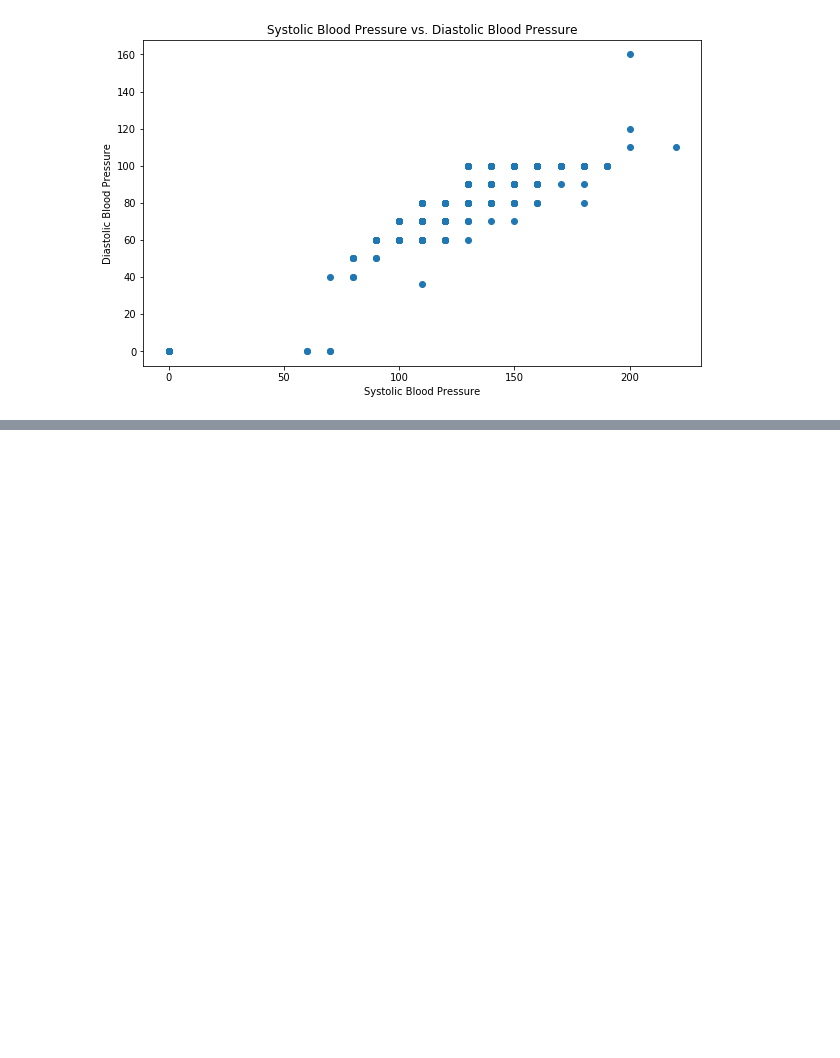
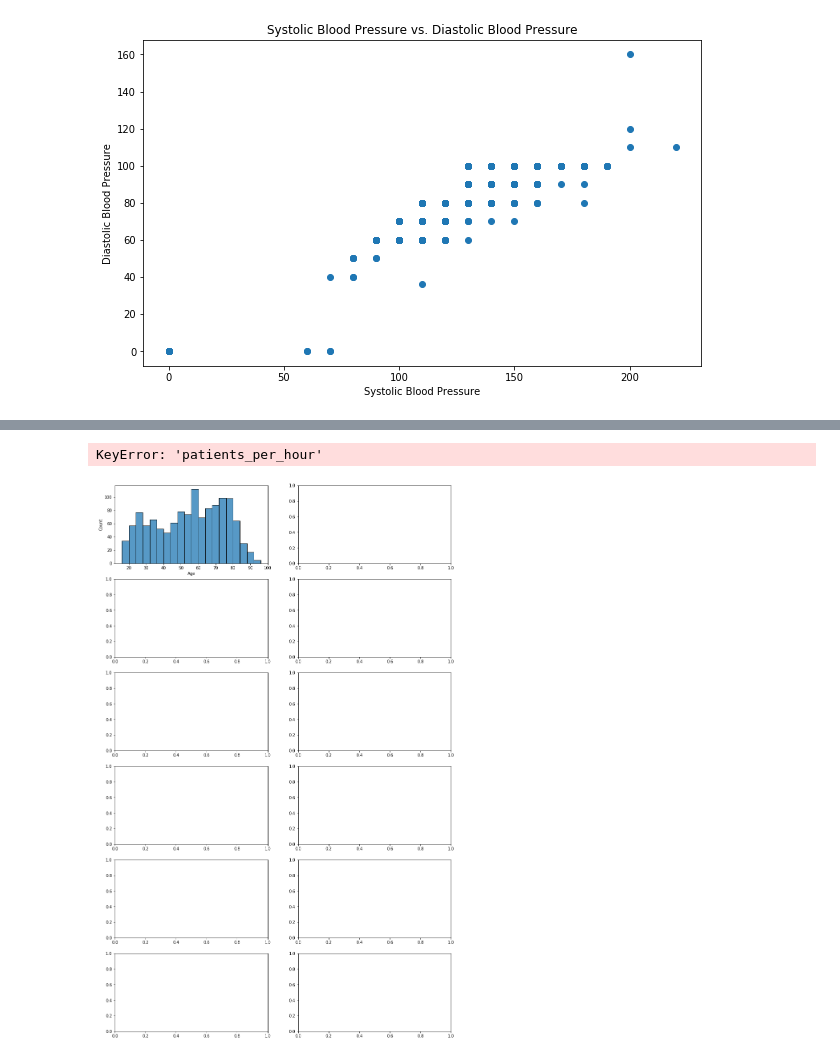
Before and after one commit to deonjoshua/AI_Based_Triage_ER, a Jupyter notebook: Cleaning.ipynb, the cells around one changed output, grey strips where cells are left out. Saved outputs shown, nothing was run; the diff lists cells and outputs as text; code cells hidden in the pictures; blank space fills up the shorter version.

```diff
--- a/Cleaning.ipynb
+++ b/Cleaning.ipynb
@@ -212,0 +261,20 @@ plt.show()
+# %%
+# Histogram and density graphs of all variables were accessed.
+fig, ax = plt.subplots(6, 2, figsize=(15, 25))
+sns.histplot(df['Age'], bins=20, ax=ax[0, 0])
+sns.histplot(df['patients_per_hour'], bins=20, ax=ax[0, 1])
+sns.histplot(df['systolic_blood_pressure'], bins=20, ax=ax[1, 0])
+sns.histplot(df['diastolic_blood_pressure'], bins=20, ax=ax[1, 1])
+sns.histplot(df['heart_rate'], bins=20, ax=ax[2, 0])
+sns.histplot(df['respiratory_rate'], bins=20, ax=ax[2, 1])
+sns.histplot(df['body_tempature'], bins=20, ax=ax[3, 0])
+sns.histplot(df['Saturation'], bins=20, ax=ax[3, 1])
+sns.histplot(df['Error_group'], bins=20, ax=ax[4, 0])
+sns.histplot(df['Length_of_stay_min'], bins=20, ax=ax[4, 1])
+sns.histplot(df['KTAS_duration_min'], bins=20, ax=ax[5, 0])
+
+plt.tight_layout()
+plt.show()
+# %% [output]
+KeyError: 'patients_per_hour'
+[figure, added]
```
Also changed, not shown: parts of 5 cells of this notebook.
